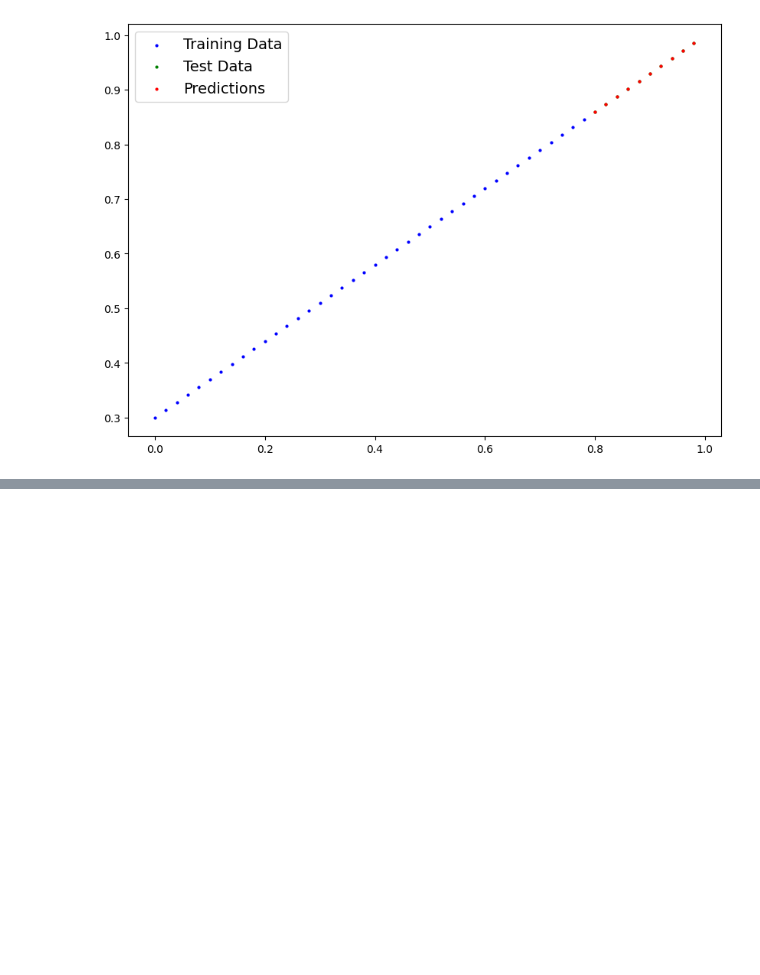
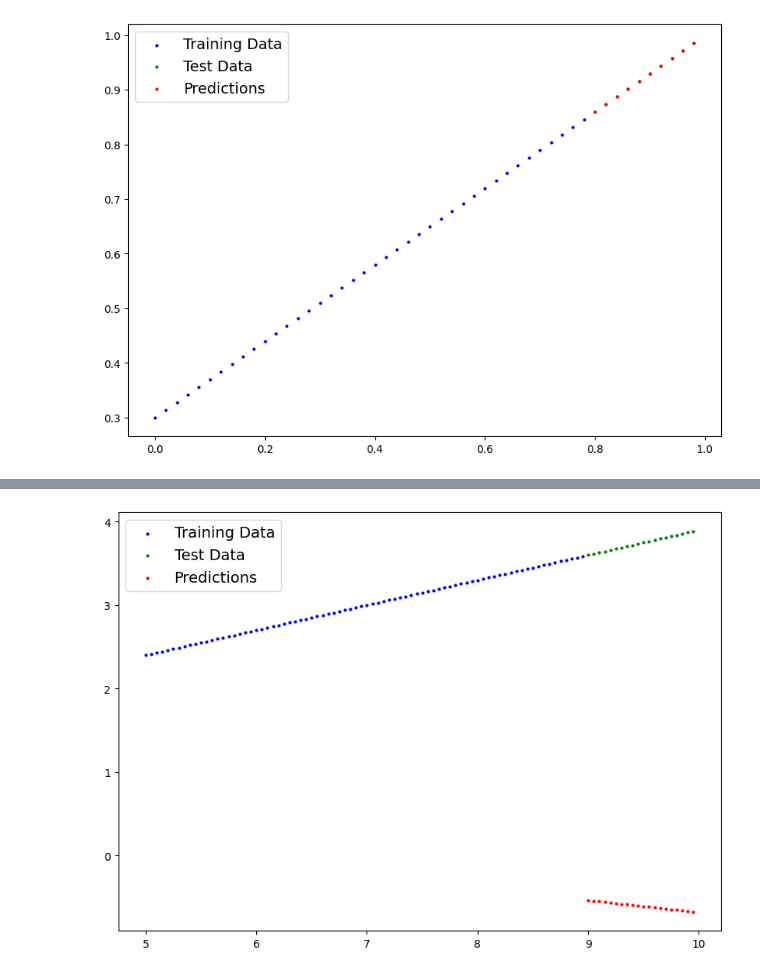
Before and after one commit to MuhammedUmerNazir/pytorch_code_snippets, a Jupyter notebook: 01_torch_workflow.ipynb, the cells around one changed output, grey strips where cells are left out. Drawn from its saved outputs; the diff is of its cells as text; code cells hidden in the pictures; blank space fills up the shorter version.

```diff
--- a/01_torch_workflow.ipynb
+++ b/01_torch_workflow.ipynb
@@ -890,0 +984,22 @@ plot_predictions(predictions=loaded_model_1_preds.cpu())
+# %%
+# Now we will create a simple Linear Regression Model in order to train and predict the outcomes
+class LinearRegressionModelV3(nn.Module):
+    def __init__(self):
+        super().__init__()
+        # self.linear_layer = nn.Linear(in_features=1,
+        #                          out_features=1)
+        self.weight = nn.Parameter(torch.randn(1,
+                                    requires_grad=True,
+                                    dtype=torch.float))
+        self.bias = nn.Parameter(torch.randn(1,
+                                    requires_grad=True,
+                                    dtype=torch.float))
+
+    def forward(self,x: torch.Tensor) -> torch.Tensor:
+        # return self.linear_layer(x)
+        return self.weight*x + self.bias
+# %%
+RANDOM_SEED = 7
+torch.manual_seed(RANDOM_SEED)
+model_2 = LinearRegressionModelV3()
+model_2.state_dict()
@@ -890,0 +1013,6 @@ plot_predictions(predictions=loaded_model_1_preds.cpu())
+# %%
+model_2.eval()
+with torch.inference_mode():
+    model_2_preds = model_2(X_test)
+
+model_2_preds
@@ -890,0 +1040,4 @@ plot_predictions(predictions=loaded_model_1_preds.cpu())
+# %%
+plot_predictions(predictions=model_2_preds)
+# %% [output]
+[figure, added]
```
Also changed, not shown: parts of 24 cells of this notebook.
